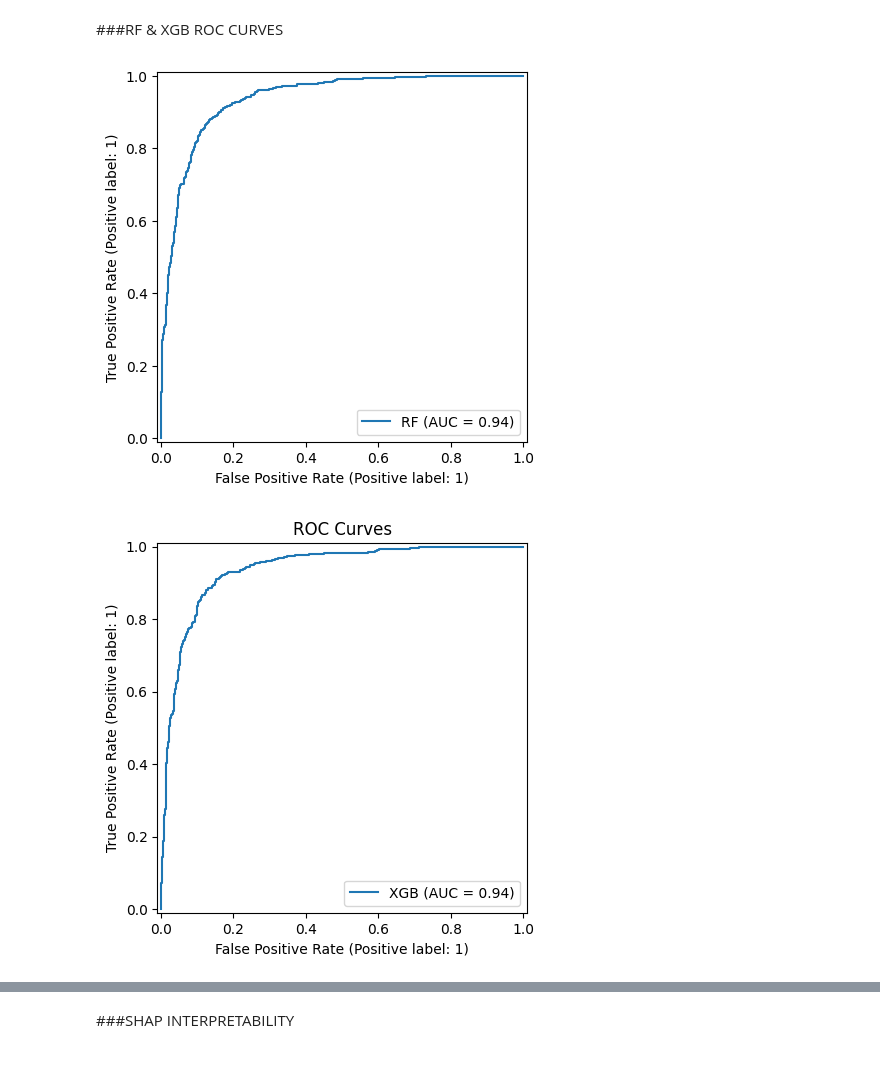
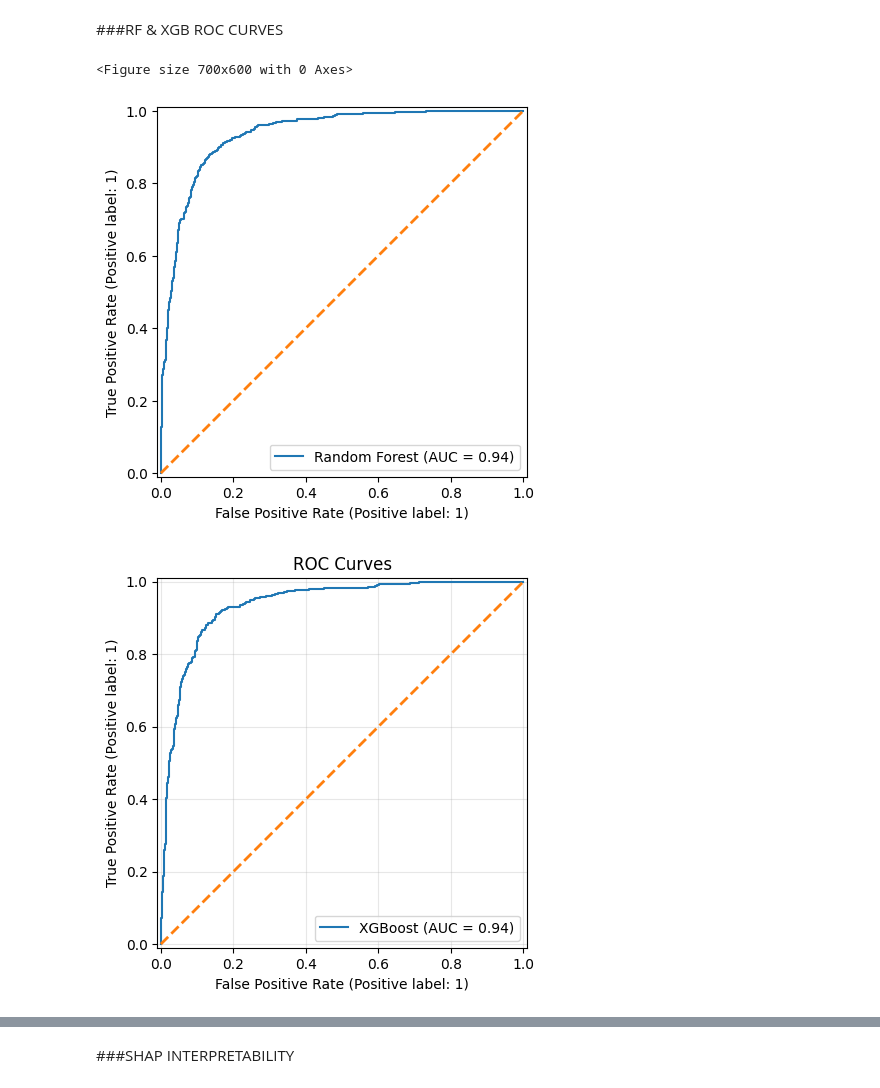
Before and after one commit to RayCharles8/ML-Project, a Jupyter notebook: Tabular_Models.ipynb, the cells around one changed output, grey strips where cells are left out. Drawn from its saved outputs; the diff is of its cells as text; code cells hidden in the pictures.

```diff
--- a/Tabular_Models.ipynb
+++ b/Tabular_Models.ipynb
@@ -264,12 +264,44 @@ plt.show()
 [figure]
 # %% [markdown]
 ###RF & XGB ROC CURVES
-# %%
-RocCurveDisplay.from_predictions(y_test, rf_test_prob, name="RF")
-RocCurveDisplay.from_predictions(y_test, xgb_test_prob, name="XGB")
-
-plt.title("ROC Curves")
-plt.show()
-# %% [output]
-[figure, removed]
-[figure, removed]
+# %%
+# RF & XGB ROC CURVES
+plt.figure(figsize=(7,6))
+
+# Random Forest ROC
+RocCurveDisplay.from_predictions(
+    y_test,
+    rf_test_prob,
+    name="Random Forest"
+)
+# Diagonal random-classifier line
+plt.plot(
+    [0, 1],
+    [0, 1],
+    linestyle="--",
+    linewidth=2
+)
+
+# XGBoost ROC
+RocCurveDisplay.from_predictions(
+    y_test,
+    xgb_test_prob,
+    name="XGBoost"
+)
+
+# Diagonal random-classifier line
+plt.plot(
+    [0, 1],
+    [0, 1],
+    linestyle="--",
+    linewidth=2
+)
+
+plt.title("ROC Curves")
+plt.grid(alpha=0.3)
+
+plt.show()
+# %% [output]
+<Figure size 700x600 with 0 Axes>
+[figure, added]
+[figure, added]
```
Also changed, not shown: parts of 15 cells of this notebook.
